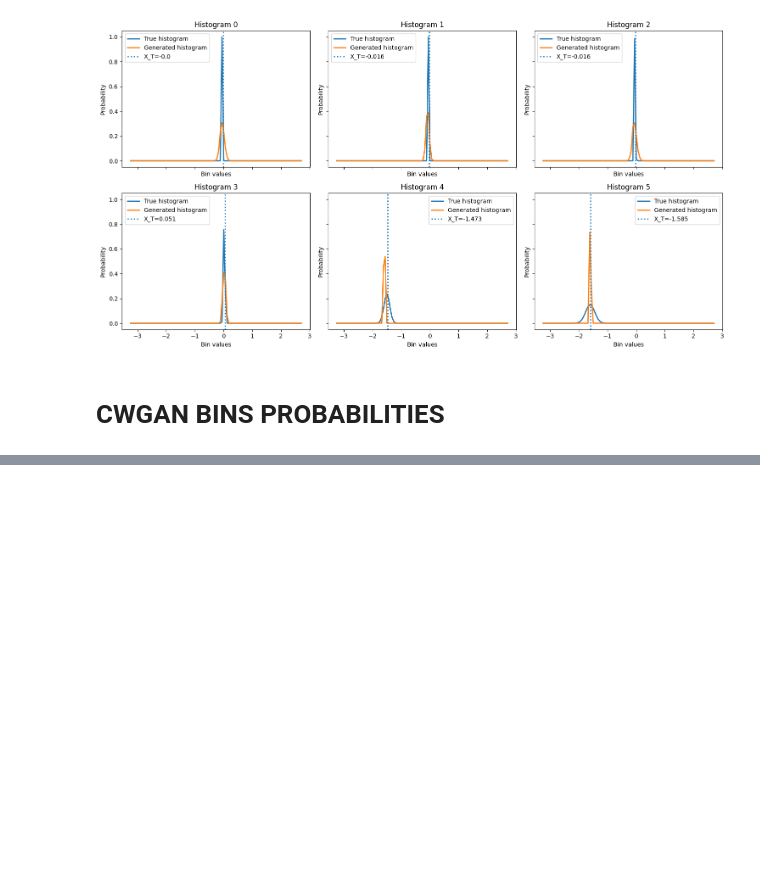
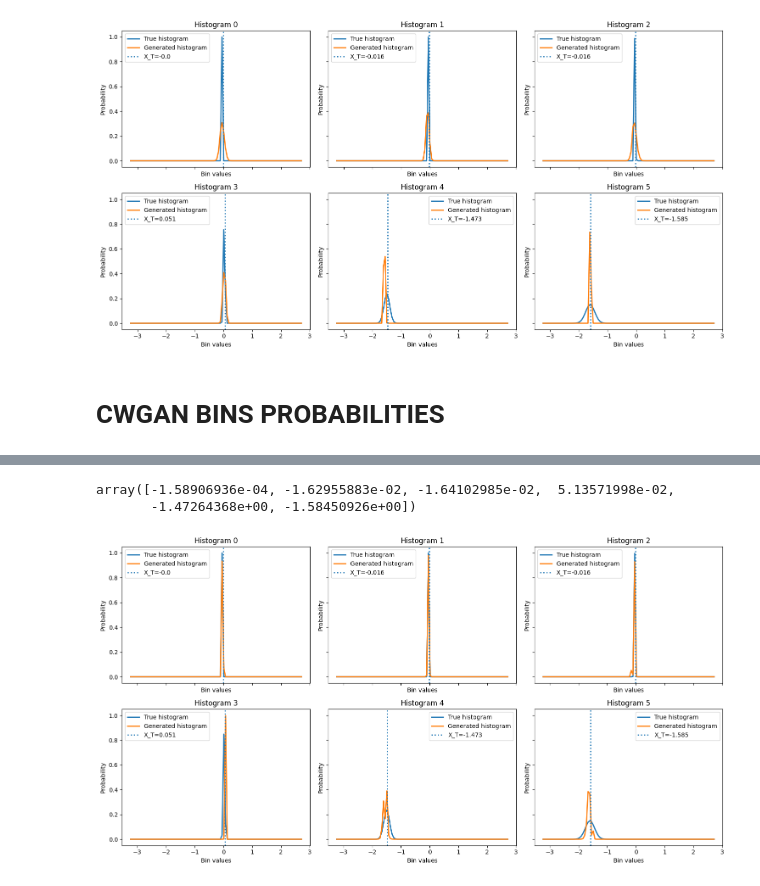
Before and after one commit to matteorofrano/CGAN-for-probability-distribution-generation, a Jupyter notebook: tests.ipynb, the cells around one changed output, grey strips where cells are left out. Cells and saved outputs as stored; diff of their text form; code cells hidden in the pictures; blank space fills up the shorter version.

Commit message:
tested CWGAN implementation

```diff
--- a/tests.ipynb
+++ b/tests.ipynb
@@ -342,0 +296,21 @@ Results saved to ./data/results/CWGAN_error_dist.csv
+# %%
+# data simulation
+# example
+
+X0_range = [0.0, 0.0, 0.0, 0.0, 0.0, 0.0]
+mu_range = [0.0, 0.0, 0.0, 0.0, 0.0, 0.0]
+sigma_range = [0.001, 0.01, 0.05, 0.1, 0.5, 0.8]
+T = 1.0        # Time horizon (1 year)
+N = 252        # Number of time steps
+J = 6       # Number of paths to simulate
+SEED=2
+
+#generate
+val = DataSimulator(X0_range=X0_range, mu_range=mu_range, sigma_range=sigma_range,
+                            T=T, N=N, n_simulations=J, seed=SEED)
+
+val.load_configuration('./models/bins/CWGAN_bins_pglobal_v2.json')
+paths = val.get_paths()
+pdfs = val.get_pdf(n_steps_ahead=10)
+Xt = val.X_T
+bins = val.bins
@@ -342,0 +320,3 @@ Results saved to ./data/results/CWGAN_error_dist.csv
+# %%
+conditional_gan = MyCGAN(max_epoch=100, name='CWGAN_bins_pglobal_v2')
+conditional_gan.load_models()
@@ -342,0 +331,13 @@ Results saved to ./data/results/CWGAN_error_dist.csv
+# %%
+
+mydata, mean, std = prepare_data(pdfs, paths, preprocess='log')
+preds, _ = conditional_gan.generate(mydata)
+
+generated = np.exp(preds)
+p_values = []
+for i, row in enumerate(pdfs):
+    _, p_value = ks_test_gan_cdf(generated[i], row)
+    p_values.append(p_value)
+
+test_df = pd.DataFrame({'p_values':p_values})
+test_df
@@ -342,0 +362,13 @@ Results saved to ./data/results/CWGAN_error_dist.csv
+# %%
+Xt
+# %% [output]
+array([-1.58906936e-04, -1.62955883e-02, -1.64102985e-02,  5.13571998e-02,
+       -1.47264368e+00, -1.58450926e+00])
+# %%
+#generated_sample = generated[-1]
+#true_sample = pdfs[-1]
+#plot_bin_dist(true_sample, generated_sample, bins, Xt[-1])
+
+plot_bin_dist(pdfs, generated, bins, Xt, ncols=3)
+# %% [output]
+[figure, added]
```
Also changed, not shown: parts of 13 cells of this notebook, 31 other files.
